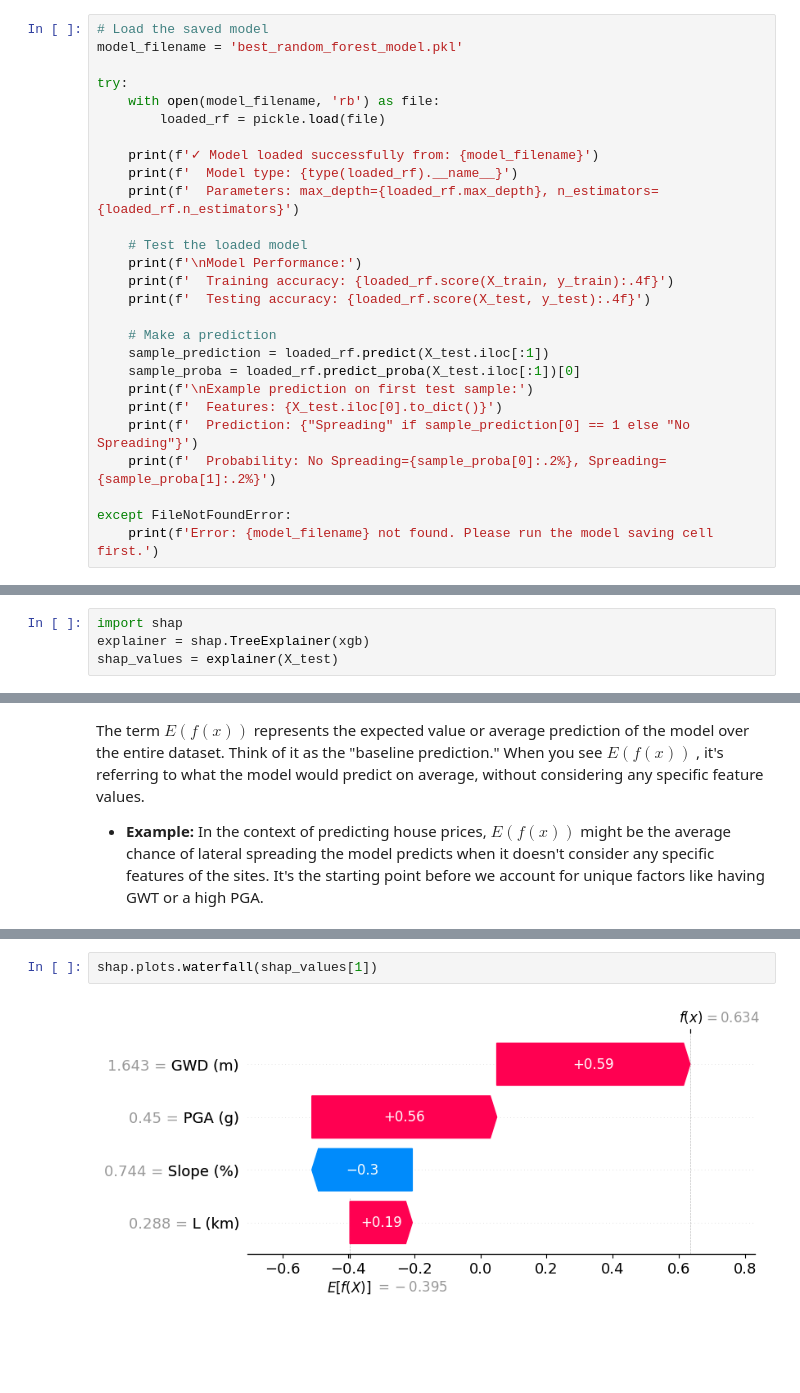
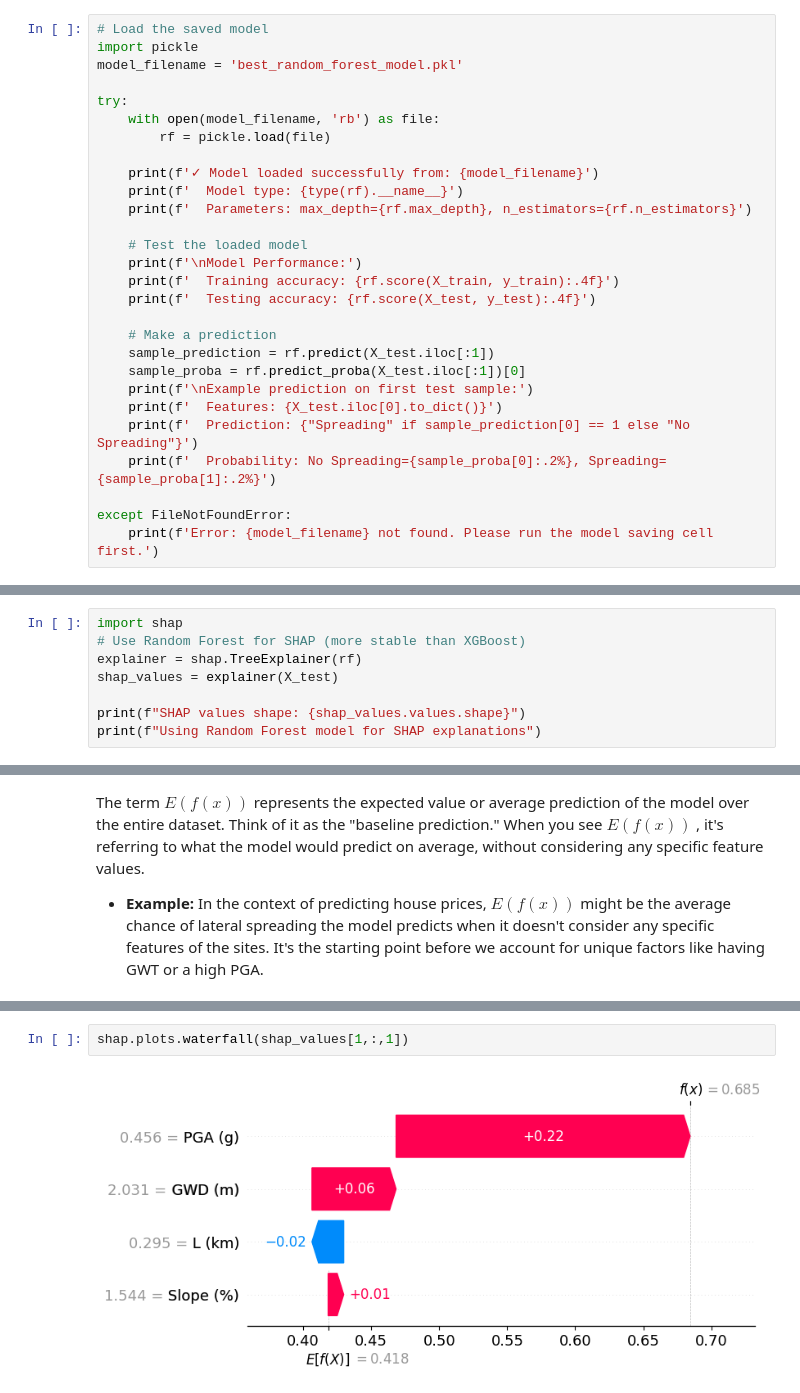
Before and after one commit to kks32-courses/ai-geotech, a Jupyter notebook: docs/00-mlp-dtree/00a-classification.ipynb, the cells around one changed output, grey strips where cells are left out. Cells and saved outputs as stored; diff of their text form; blank space fills up the shorter version.

Commit message:
Classification SHAP with random forest

```diff
--- a/docs/00-mlp-dtree/00a-classification.ipynb
+++ b/docs/00-mlp-dtree/00a-classification.ipynb
@@ -651,23 +667,24 @@ You can load the saved model and use it for predictions without retraining.
 # %%
 # Load the saved model
+import pickle
 model_filename = 'best_random_forest_model.pkl'
 
 try:
     with open(model_filename, 'rb') as file:
-        loaded_rf = pickle.load(file)
+        rf = pickle.load(file)
 
     print(f'✓ Model loaded successfully from: {model_filename}')
-    print(f'  Model type: {type(loaded_rf).__name__}')
-    print(f'  Parameters: max_depth={loaded_rf.max_depth}, n_estimators={loaded_rf.n_estimators}')
+    print(f'  Model type: {type(rf).__name__}')
+    print(f'  Parameters: max_depth={rf.max_depth}, n_estimators={rf.n_estimators}')
 
     # Test the loaded model
     print(f'\nModel Performance:')
-    print(f'  Training accuracy: {loaded_rf.score(X_train, y_train):.4f}')
-    print(f'  Testing accuracy: {loaded_rf.score(X_test, y_test):.4f}')
+    print(f'  Training accuracy: {rf.score(X_train, y_train):.4f}')
+    print(f'  Testing accuracy: {rf.score(X_test, y_test):.4f}')
 
     # Make a prediction
-    sample_prediction = loaded_rf.predict(X_test.iloc[:1])
-    sample_proba = loaded_rf.predict_proba(X_test.iloc[:1])[0]
+    sample_prediction = rf.predict(X_test.iloc[:1])
+    sample_proba = rf.predict_proba(X_test.iloc[:1])[0]
     print(f'\nExample prediction on first test sample:')
     print(f'  Features: {X_test.iloc[0].to_dict()}')
     print(f'  Prediction: {"Spreading" if sample_prediction[0] == 1 else "No Spreading"}')
@@ -880,6 +921,10 @@ By comparing all these different combinations, we can calculate the average cont
 ![Shapley](figs/shap.png)
 # %%
 import shap
-explainer = shap.TreeExplainer(xgb)
+# Use Random Forest for SHAP (more stable than XGBoost)
+explainer = shap.TreeExplainer(rf)
 shap_values = explainer(X_test)
+
+print(f"SHAP values shape: {shap_values.values.shape}")
+print(f"Using Random Forest model for SHAP explanations")
 # %% [output]
@@ -914,5 +961,5 @@ In this example, we show a site that is predicted to have positive lateral sprea
 # %%
-shap.plots.waterfall(shap_values[1])
+shap.plots.waterfall(shap_values[1,:,1])
 # %% [output]
-[figure, old version]
+[figure, new version]
 # %% [markdown]
```
Also changed, not shown: parts of 19 cells of this notebook.
